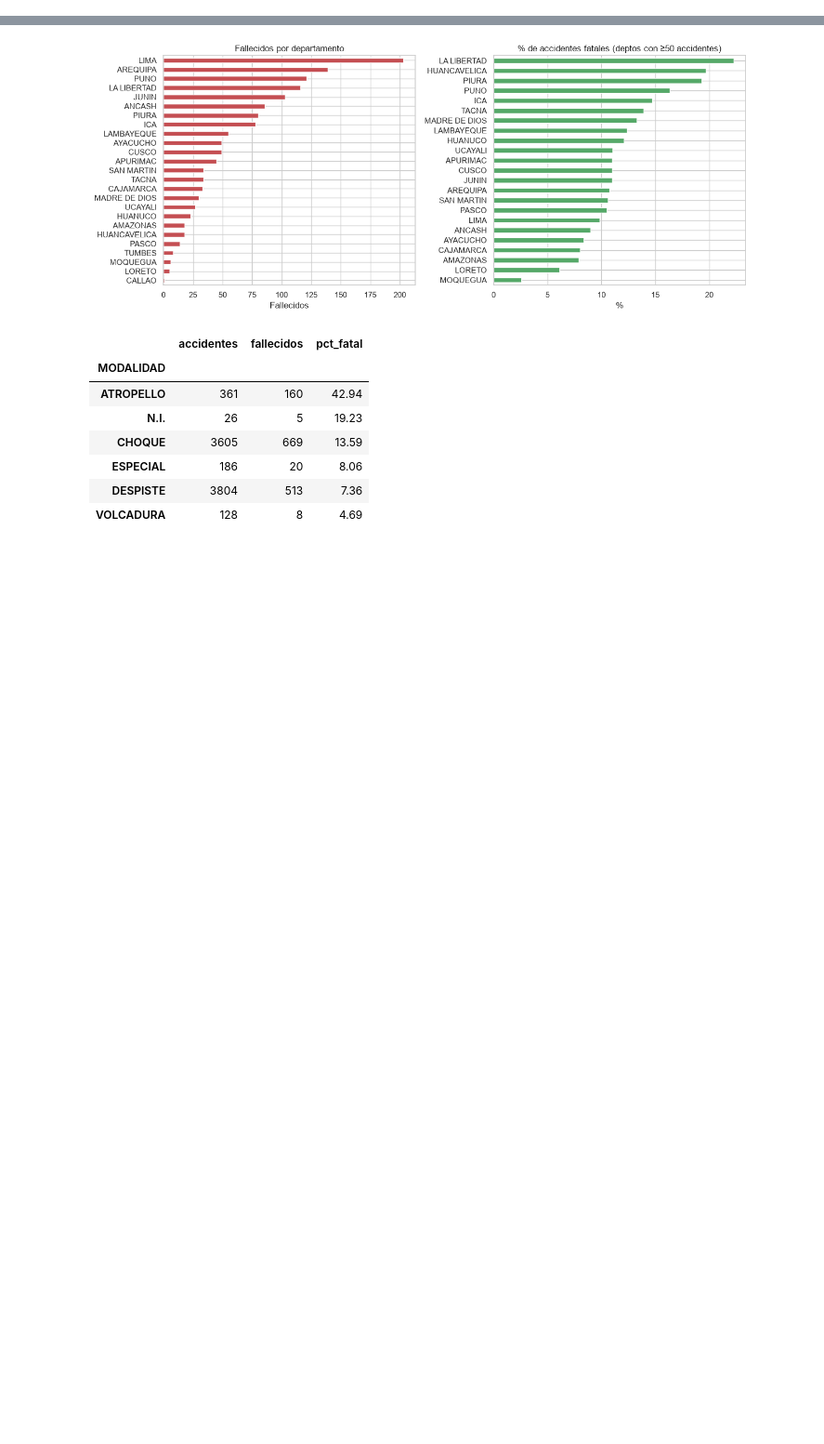
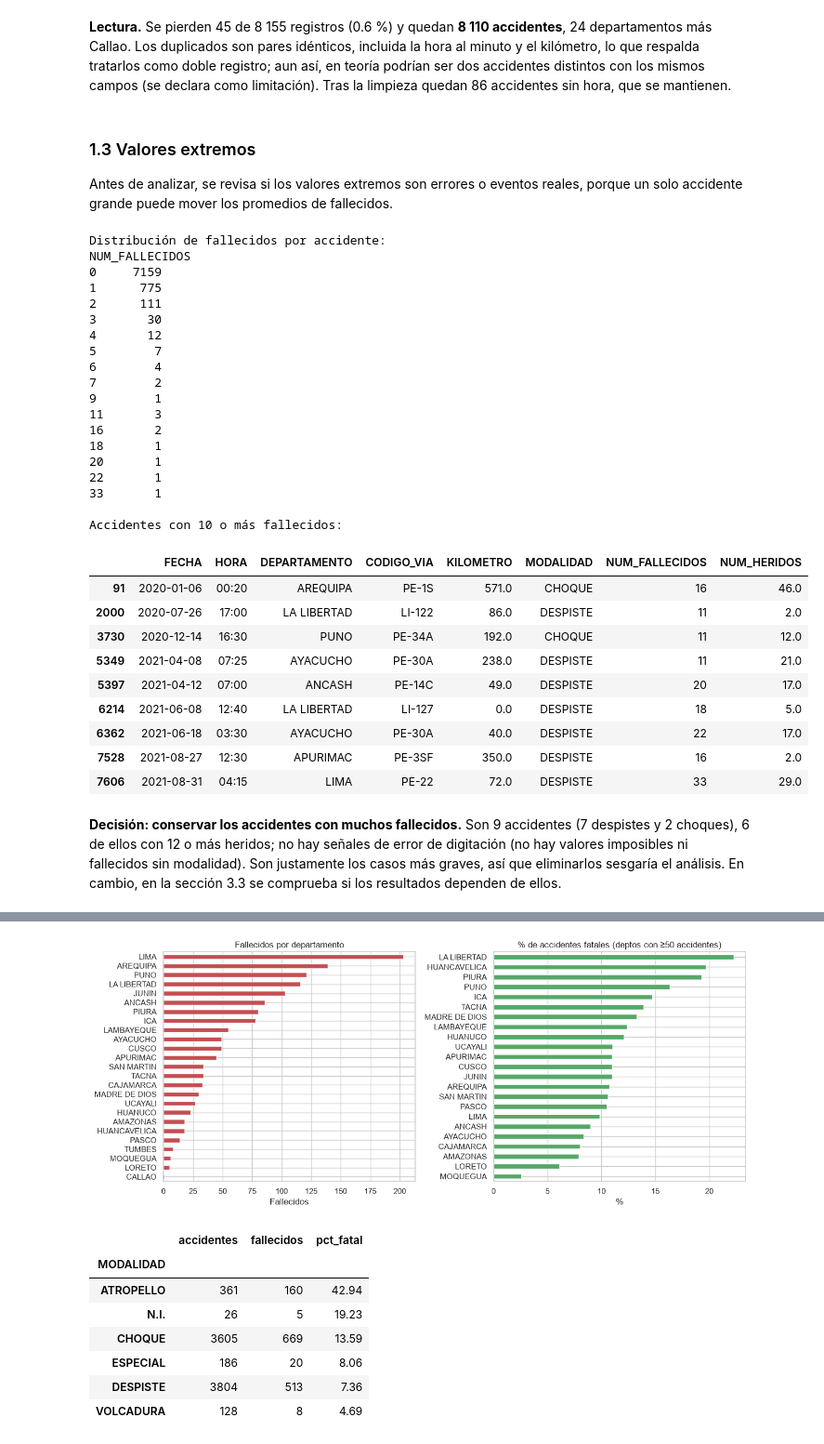
Before and after one commit to Marcor47/IAA-Grupo3, a Jupyter notebook: notebooks/01_eda.ipynb, the cells around one changed output, grey strips where cells are left out. Shown at 93% size. Cells and saved outputs as stored; diff of their text form; code cells hidden in the pictures; blank space fills up the shorter version.

```diff
--- a/notebooks/01_eda.ipynb
+++ b/notebooks/01_eda.ipynb
@@ -302,0 +116,12 @@ Máx. fallecidos en un accidente                 33.000
+# %%
+df, bitacora = pp.limpiar_accidentes(raw)
+display(bitacora)
+
+print(f"Registros finales: {len(df):,} ({100 * len(df) / len(raw):.1f} % del crudo)")
+print("Periodo:", df.FECHA.min().date(), "→", df.FECHA.max().date())
+print("Departamentos tras normalizar:", df.DEPARTAMENTO.nunique())
+print("\nFaltantes que se conservan:")
+print(f"  hora N.I.:      {df.HORA_INT.isna().sum()}")
+print(f"  vía N.I.:       {(df.CODIGO_VIA == pp.NI).sum()}")
+print(f"  kilómetro N.I.: {df.KILOMETRO.isna().sum()}")
+print(f"  modalidad N.I.: {(df.MODALIDAD == pp.NI).sum()}")
@@ -302,0 +156,44 @@ Máx. fallecidos en un accidente                 33.000
+# %% [markdown]
+**Lectura.** Se pierden 45 de 8 155 registros (0.6 %) y quedan **8 110 accidentes**, 24 departamentos más Callao. Los duplicados son pares idénticos, incluida la hora al minuto y el kilómetro, lo que respalda tratarlos como doble registro; aun así, en teoría podrían ser dos accidentes distintos con los mismos campos (se declara como limitación). Tras la limpieza quedan 86 accidentes sin hora, que se mantienen.
+# %% [markdown]
+### 1.3 Valores extremos
+
+Antes de analizar, se revisa si los valores extremos son errores o eventos reales, porque un solo accidente grande puede mover los promedios de fallecidos.
+# %%
+print("Distribución de fallecidos por accidente:")
+print(df.NUM_FALLECIDOS.value_counts().sort_index().to_string())
+print("\nAccidentes con 10 o más fallecidos:")
+df.loc[df.NUM_FALLECIDOS >= 10, ["FECHA", "HORA", "DEPARTAMENTO", "CODIGO_VIA", "KILOMETRO", "MODALIDAD",
+                                  "NUM_FALLECIDOS", "NUM_HERIDOS"]]
+# %% [output]
+Distribución de fallecidos por accidente:
+NUM_FALLECIDOS
+0     7159
+1      775
+2      111
+3       30
+4       12
+5        7
+6        4
+7        2
+9        1
+11       3
+16       2
+18       1
+20       1
+22       1
+33       1
+
+Accidentes con 10 o más fallecidos:
+|  | FECHA | HORA | DEPARTAMENTO | CODIGO_VIA | KILOMETRO | MODALIDAD | NUM_FALLECIDOS | NUM_HERIDOS |
+| 91 | 2020-01-06 | 00:20 | AREQUIPA | PE-1S | 571.0 | CHOQUE | 16 | 46.0 |
+| 2000 | 2020-07-26 | 17:00 | LA LIBERTAD | LI-122 | 86.0 | DESPISTE | 11 | 2.0 |
+| 3730 | 2020-12-14 | 16:30 | PUNO | PE-34A | 192.0 | CHOQUE | 11 | 12.0 |
+| 5349 | 2021-04-08 | 07:25 | AYACUCHO | PE-30A | 238.0 | DESPISTE | 11 | 21.0 |
+| 5397 | 2021-04-12 | 07:00 | ANCASH | PE-14C | 49.0 | DESPISTE | 20 | 17.0 |
+| 6214 | 2021-06-08 | 12:40 | LA LIBERTAD | LI-127 | 0.0 | DESPISTE | 18 | 5.0 |
+| 6362 | 2021-06-18 | 03:30 | AYACUCHO | PE-30A | 40.0 | DESPISTE | 22 | 17.0 |
+| 7528 | 2021-08-27 | 12:30 | APURIMAC | PE-3SF | 350.0 | DESPISTE | 16 | 2.0 |
+| 7606 | 2021-08-31 | 04:15 | LIMA | PE-22 | 72.0 | DESPISTE | 33 | 29.0 |
+# %% [markdown]
+**Decisión: conservar los accidentes con muchos fallecidos.** Son 9 accidentes (7 despistes y 2 choques), 6 de ellos con 12 o más heridos; no hay señales de error de digitación (no hay valores imposibles ni fallecidos sin modalidad). Son justamente los casos más graves, así que eliminarlos sesgaría el análisis. En cambio, en la sección 3.3 se comprueba si los resultados dependen de ellos.
```
Also changed, not shown: parts of 54 cells of this notebook, 6 other files.
